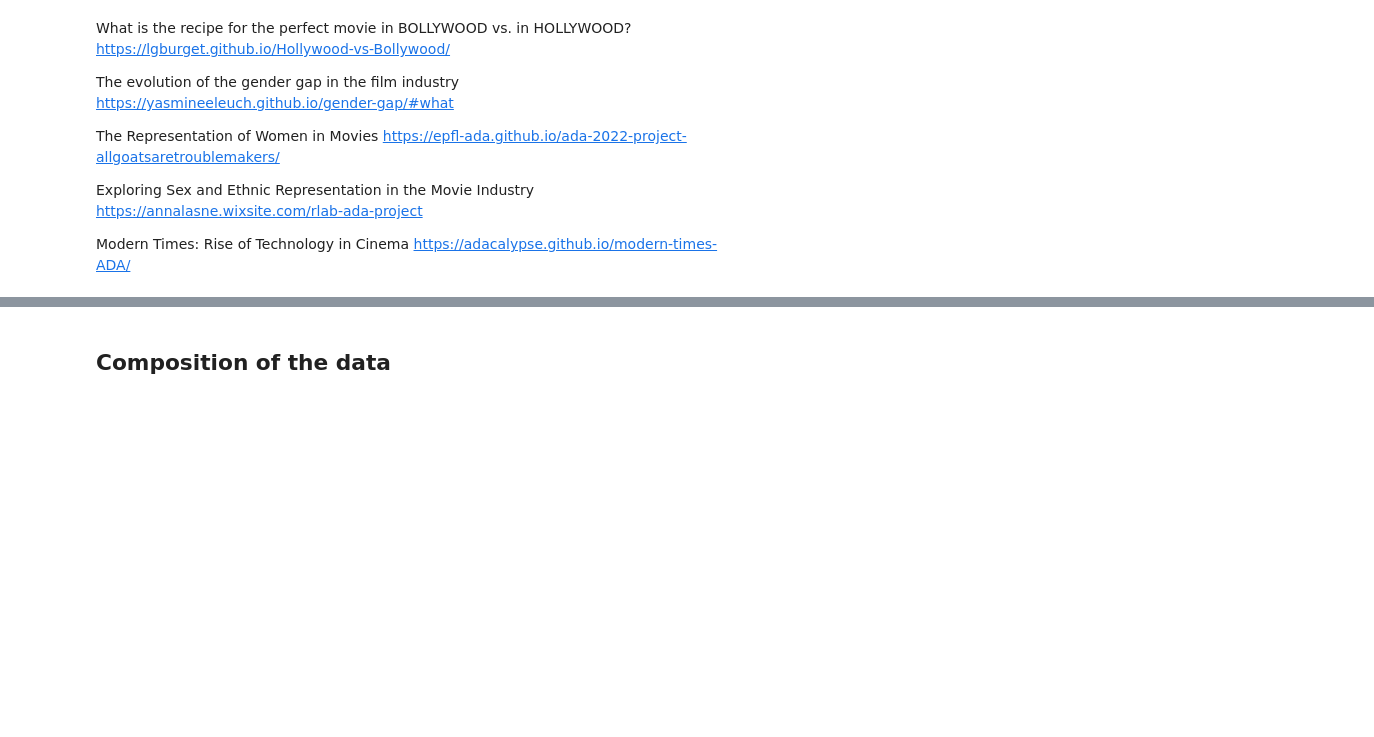
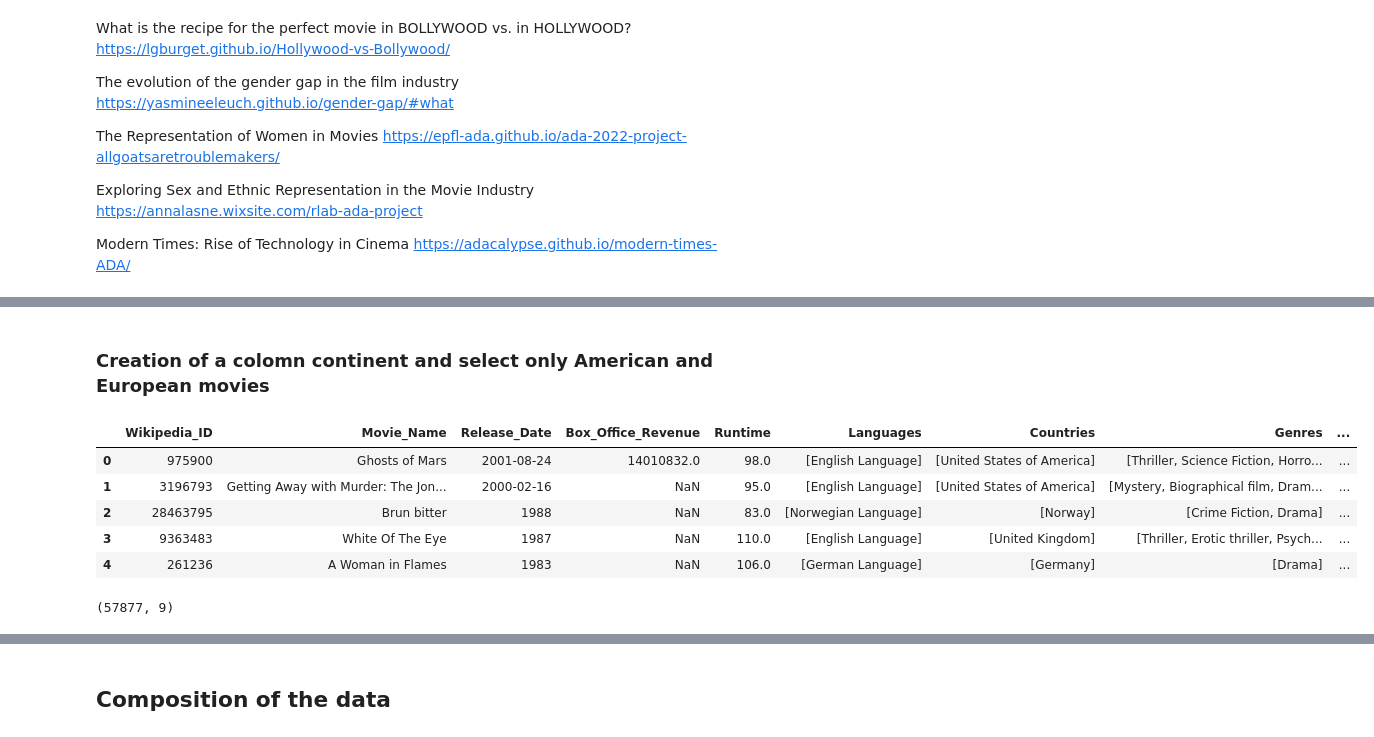
Before and after one commit to epfl-ada/ada-2024-project-fadadudata2024, a Jupyter notebook: lolo.ipynb, the cells around one changed output, grey strips where cells are left out. Drawn from its saved outputs; the diff is of its cells as text; code cells hidden in the pictures; blank space fills up the shorter version.

```diff
--- a/lolo.ipynb
+++ b/lolo.ipynb
@@ -281,0 +326,17 @@ display(character_metadata.head())
+# %%
+# Load movie metadata
+movie_metadata = pd.read_csv(movie_metadata_path, sep='\t', header=None, names=['Wikipedia_ID', 'Freebase_ID', 'Movie_Name', 'Release_Date', 'Box_Office_Revenue', 'Runtime', 'Languages', 'Countries', 'Genres'])
+
+movie_metadata = movie_metadata.drop(columns=['Freebase_ID'], inplace=False)
+
+# Explode the 'Languages' column
+movie_metadata['Languages'] = movie_metadata['Languages'].apply(lambda x: list(eval(x).values()) if x != '{}' else ['Unknown'])
+
+# Explode the 'Countries' column
+movie_metadata['Countries'] = movie_metadata['Countries'].apply(lambda x: list(eval(x).values()) if x != '{}' else ['Unknown'])
+
+# Explode the 'Genres' column
+movie_metadata['Genres'] = movie_metadata['Genres'].apply(lambda x: list(eval(x).values()) if x != '{}' else ['Unknown'])
+
+# Display the first few rows of the merged dataframe
+display(movie_metadata.head())
@@ -281,0 +350,62 @@ display(character_metadata.head())
+# %% [markdown]
+### Creation of a colomn continent and select only American and European movies
+# %%
+# Define the continent classification
+continent_classification = {
+    'America': [
+        'United States of America', 'Canada', 'Mexico', 'Argentina', 'Brazil', 'Chile', 'Cuba', 'Colombia',
+        'Uruguay', 'Venezuela', 'Jamaica', 'Panama', 'Costa Rica', 'Bahamas', 'Haiti', 'Puerto Rico', 'Bolivia', 'Peru'
+    ],
+    'Europe': [
+        'United Kingdom', 'France', 'Italy', 'Germany', 'West Germany', 'Soviet Union', 'Poland', 'Czechoslovakia',
+        'Belgium', 'Norway', 'Hungary', 'German Democratic Republic', 'Yugoslavia', 'Ireland', 'Switzerland', 'Austria',
+        'Finland', 'Czech Republic', 'Russia', 'Turkey', 'England', 'Greece', 'Portugal', 'Croatia', 'Romania',
+        'Iceland', 'Luxembourg', 'Weimar Republic', 'Serbia', 'Scotland', 'Estonia', 'Bosnia and Herzegovina', 'Slovakia',
+        'Slovenia', 'Albania', 'Ukraine', 'Azerbaijan', 'Nazi Germany', 'Republic of Macedonia', 'Socialist Federal Republic of Yugoslavia',
+        'Serbia and Montenegro', 'Georgia', 'Lithuania', 'Armenia', 'Kingdom of Great Britain', 'Federal Republic of Yugoslavia',
+        'Georgian SSR', 'Slovak Republic', 'Malta', 'Northern Ireland', 'Montenegro', 'Kingdom of Italy', 'Monaco', 'Cyprus',
+        'Ukrainian SSR', 'Isle of Man', 'Soviet occupation zone', 'German Language', 'Ukranian SSR', 'Spain', 'Netherlands',
+        'Sweden', 'Denmark', 'Bulgaria', 'Wales'
+    ],
+    'Asia': [
+        'India', 'Japan', 'Hong Kong', 'China', 'Israel', 'Iran', 'Thailand', 'Pakistan', 'Taiwan', 'Indonesia', 'Malaysia',
+        'Sri Lanka', 'Singapore', 'Cambodia', 'Bangladesh', 'Nepal', 'Lebanon', 'Vietnam', 'Korea', 'Burma', 'Iraq',
+        'United Arab Emirates', 'Afghanistan', 'Iraqi Kurdistan', 'Uzbek SSR', 'Uzbekistan', 'Mongolia', 'Kuwait',
+        'Bhutan', 'Aruba', 'Bahrain', 'Qatar', 'Jordan', 'Turkmenistan', 'Republic of China', 'Macau',
+        'Palestinian Territories', 'Mandatory Palestine', 'Palestinian territories', 'Malayalam Language', 'South Korea', 'Philippines'
+    ],
+    'Africa': [
+        'South Africa', 'Egypt', 'Morocco', 'Algeria', 'Tunisia', 'Burkina Faso', 'Senegal', 'Nigeria',
+        'Democratic Republic of the Congo', 'Mali', 'Kenya', 'Cameroon', 'Ethiopia', 'Zimbabwe', 'Guinea', 'Libya',
+        'Guinea-Bissau', 'Congo', 'Zambia'
+    ],
+    'Oceania': [
+        'Australia', 'New Zealand'
+    ]
+}
+
+# Function to map countries to continents
+def map_country_to_continent(country):
+    for continent, countries in continent_classification.items():
+        if country in countries:
+            return continent
+    return 'Other'
+def map_country_list_to_continent(country_list):
+    return [map_country_to_continent(country) for country in country_list]
+
+# Apply the mapping function to the 'Countries' column
+movie_metadata['Continents'] = movie_metadata['Countries'].apply(lambda x: map_country_list_to_continent(x))
+
+# Filter rows where 'Continents' contains 'America' or 'Europe'
+movie_metadata = movie_metadata[movie_metadata['Continents'].apply(lambda x: 'America' in x or 'Europe' in x)]
+
+# Display the first few rows of the filtered dataframe
+display(movie_metadata.head(), movie_metadata.shape)
+# %% [output]
+|  | Wikipedia_ID | Movie_Name | Release_Date | Box_Office_Revenue | Runtime | Languages | Countries | Genres | ... |
+| 0 | 975900 | Ghosts of Mars | 2001-08-24 | 14010832.0 | 98.0 | [English Language] | [United States of America] | [Thriller, Science Fiction, Horro... | ... |
+| 1 | 3196793 | Getting Away with Murder: The Jon... | 2000-02-16 | NaN | 95.0 | [English Language] | [United States of America] | [Mystery, Biographical film, Dram... | ... |
+| 2 | 28463795 | Brun bitter | 1988 | NaN | 83.0 | [Norwegian Language] | [Norway] | [Crime Fiction, Drama] | ... |
+| 3 | 9363483 | White Of The Eye | 1987 | NaN | 110.0 | [English Language] | [United Kingdom] | [Thriller, Erotic thriller, Psych... | ... |
+| 4 | 261236 | A Woman in Flames | 1983 | NaN | 106.0 | [German Language] | [Germany] | [Drama] | ... |
+(57877, 9)
```
Also changed, not shown: parts of 18 cells of this notebook.
